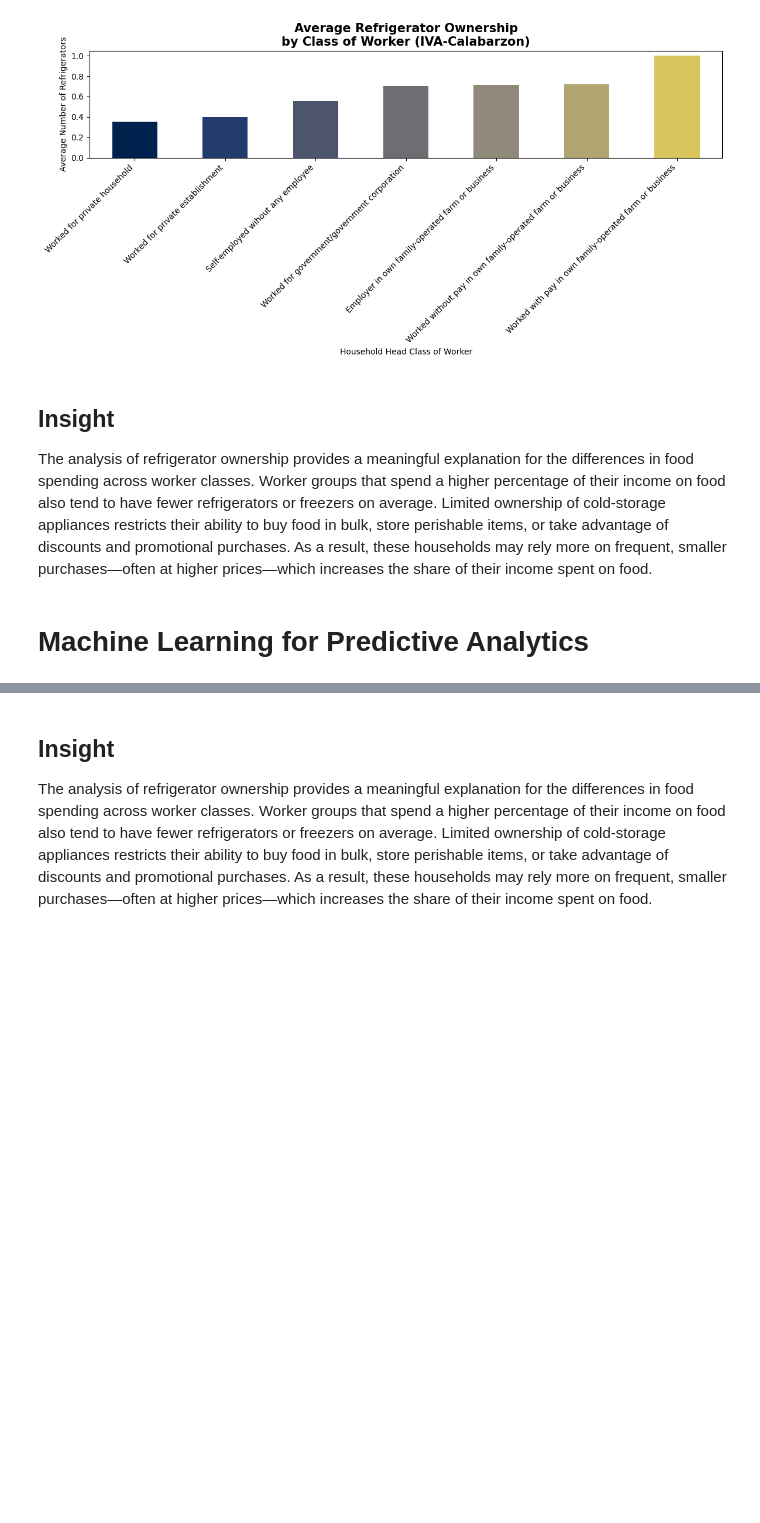
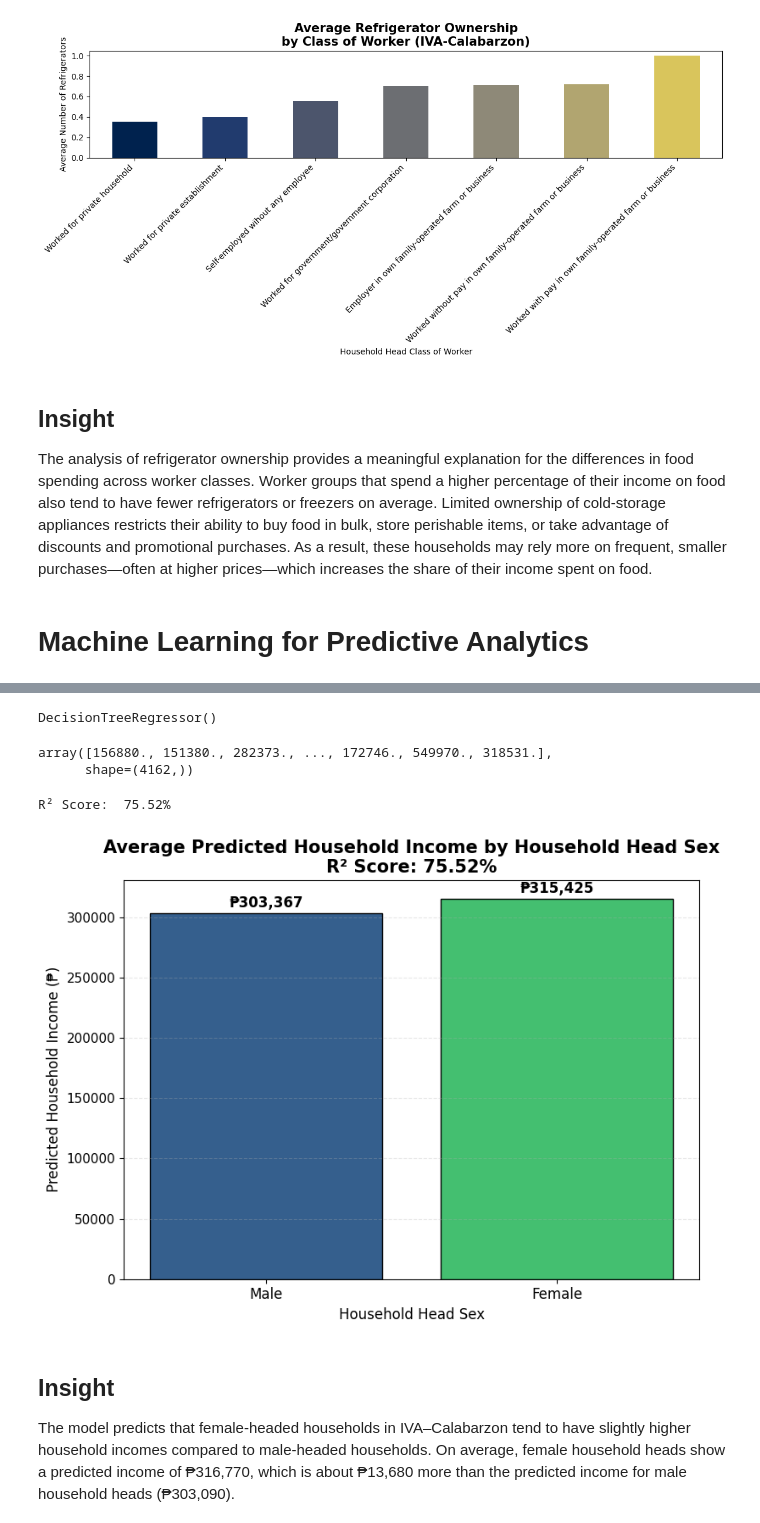
Before and after one commit to kamatisss/ELEC303-DATA-ANALYTICS-AMANTE, a Jupyter notebook: project_family_income/Project.ipynb, the cells around one changed output, grey strips where cells are left out. Drawn from its saved outputs; the diff is of its cells as text; code cells hidden in the pictures; blank space fills up the shorter version.

```diff
--- a/project_family_income/Project.ipynb
+++ b/project_family_income/Project.ipynb
@@ -407,3 +369,73 @@ R² Score: 79.9%
+# %%
+X1_train, X1_test, y1_train, y1_test = train_test_split(X1, y1, random_state=42)
+
+model1 = DecisionTreeRegressor()
+model1.fit(X1_train, y1_train)
+# %% [output]
+DecisionTreeRegressor()
+# %%
+predictions1 = model1.predict(X1)
+
+predictions1
+# %% [output]
+array([156880., 151380., 282373., ..., 172746., 549970., 318531.],
+      shape=(4162,))
+# %%
+r2_scr = r2_score(y1, predictions1)
+print(f"R² Score: {r2_scr: .2%}")
+# %% [output]
+R² Score:  75.52%
+# %%
+IVA['Predicted Household Income'] = predictions1
+
+predicted_household_income = (
+    IVA.groupby('Household Head Sex')['Predicted Household Income']
+    .mean()
+    .sort_values()
+)
+
+sex_labels = {0: "Female", 1: "Male"}
+predicted_household_income.index = predicted_household_income.index.map(sex_labels)
+
+plt.figure(figsize=(8,6))
+
+colors = plt.cm.viridis([0.3, 0.7])
+
+bars = plt.bar(
+    predicted_household_income.index,
+    predicted_household_income.values,
+    color=colors,
+    edgecolor='black'
+)
+
+plt.title(
+    f"Average Predicted Household Income by Household Head Sex\nR² Score: {r2_scr:.2%}",
+    fontsize=15,
+    fontweight='bold'
+)
+
+plt.xlabel("Household Head Sex", fontsize=12)
+plt.ylabel("Predicted Household Income (₱)", fontsize=12)
+
+for bar in bars:
+    height = bar.get_height()
+    plt.text(
+        bar.get_x() + bar.get_width()/2,
+        height + 5000,
+        f"₱{height:,.0f}",
+        ha='center',
+        fontsize=12,
+        fontweight='bold'
+    )
+
+plt.xticks(fontsize=12)
+plt.yticks(fontsize=11)
+plt.grid(axis='y', linestyle='--', alpha=0.3)
+plt.subplots_adjust(top=0.88)
+plt.tight_layout()
+plt.show()
+# %% [output]
+[figure, added]
 # %% [markdown]
 <h2>Insight</h2>
-<hp>The analysis of refrigerator ownership provides a meaningful explanation for the differences in food spending across worker classes. Worker groups that spend a higher percentage of their income on food also tend to have fewer refrigerators or freezers on average. Limited ownership of cold-storage appliances restricts their ability to buy food in bulk, store perishable items, or take advantage of discounts and promotional purchases. As a result, these households may rely more on frequent, smaller purchases—often at higher prices—which increases the share of their income spent on food.</p>
+<hp>The model predicts that female-headed households in IVA–Calabarzon tend to have slightly higher household incomes compared to male-headed households. On average, female household heads show a predicted income of ₱316,770, which is about ₱13,680 more than the predicted income for male household heads (₱303,090).</p>
```
Also changed, not shown: parts of 17 cells of this notebook.
